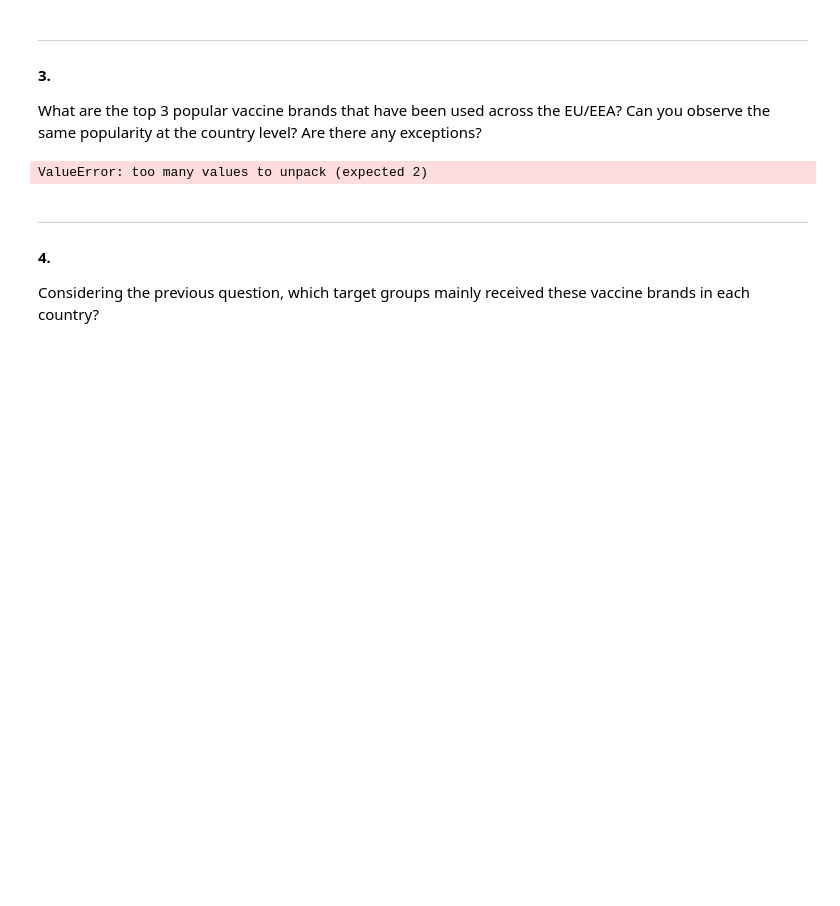
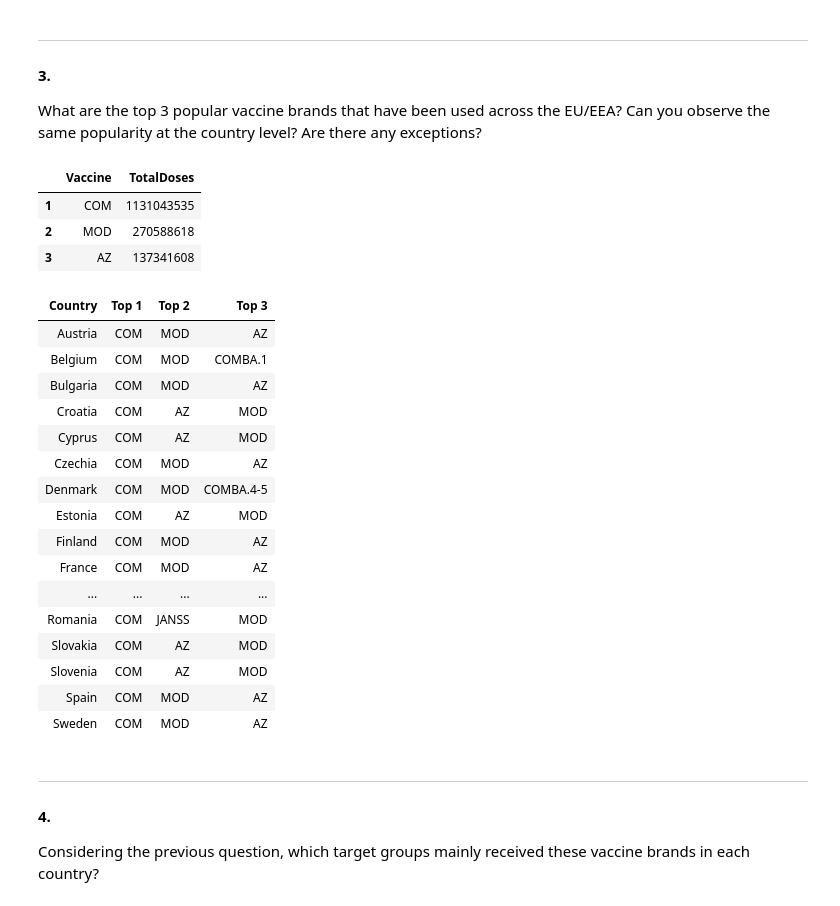
Before and after one commit to Globose/dv1597, a Jupyter notebook: a2/book.ipynb, the cells around one changed output. Cells and saved outputs as stored; diff of their text form; code cells hidden in the pictures; blank space fills up the shorter version.

```diff
--- a/a2/book.ipynb
+++ b/a2/book.ipynb
@@ -507,41 +507,61 @@ df_all_doses = df_vaccines.sort_values(by='TotalDoses', ascending=False)
 
 # Top 3 (without "unknown")
 df_top3 = df_all_doses.drop(16).head(3).reset_index(drop=True)
 df_top3.reset_index().drop(columns='index', axis=1)
 df_top3.index += 1
 
 # Top 3 for each country
 df_no_unk = df_vaccination.copy()
 df_no_unk = df_no_unk[df_no_unk['Vaccine'] != 'UNK']
 df_countries = df_no_unk.groupby(['Country', 'Vaccine'])['TotalDoses'].sum().reset_index()
 
 # Apply lambda-function to each group and concatenate the results
 df_countries = df_countries.groupby('Country')
 df_countries = df_countries.apply(lambda x: x.nlargest(3, 'TotalDoses')).reset_index(drop=True)
 df_countries = df_countries[['Country', 'Vaccine']]
-df_countries = df_countries.groupby('Country')['Vaccine'].agg(list)
+dfc_3 = df_countries.groupby('Country')['Vaccine'].agg(list)
 
 # Convert the list of vaccines into separate columns (Top 1, Top 2, Top 3)
-df_countries = pd.DataFrame(df_countries.tolist(), index=df_countries.index, columns=['Top 1', 'Top 2', 'Top 3'])
+dfc_3 = pd.DataFrame(dfc_3.tolist(), index=dfc_3.index, columns=['Top 1', 'Top 2', 'Top 3'])
 
 # Reset index, Add Germany, sort
-df_countries.reset_index(inplace=True)
+dfc_3.reset_index(inplace=True)
 new_row = {'Country': 'Germany', 'Top 1': '-', 'Top 2': '-', 'Top 3': '-'}
-df_countries.loc[len(df)] = new_row
-df_countries = df_countries.sort_values(by='Country', ascending=True)
+dfc_3.loc[len(df)] = new_row
+dfc_3 = dfc_3.sort_values(by='Country', ascending=True)
 
 display(df_top3)
-display(df_countries.style.hide())
+display(dfc_3.style.hide())
 
 # Save as LaTeX tables
 # latex_table = df_top3.to_latex(caption='Top 3 vaccine brands used in EU/EEA')
 # latex_table = latex_table.replace('\\begin{table}', '\\begin{table}[H] \scriptsize')
 # print(latex_table)
-# latex_table = df_countries.style.hide().to_latex(caption='Top 3 vaccine brands used for each country')
+# latex_table = dfc_3.style.hide().to_latex(caption='Top 3 vaccine brands used for each country')
 # latex_table = latex_table.replace('\\begin{table}', '\\begin{table}[H] \scriptsize')
 # print(latex_table)
 # %% [output]
-ValueError: too many values to unpack (expected 2)
+|  | Vaccine | TotalDoses |
+| 1 | COM | 1131043535 |
+| 2 | MOD | 270588618 |
+| 3 | AZ | 137341608 |
+| Country | Top 1 | Top 2 | Top 3 |
+| Austria | COM | MOD | AZ |
+| Belgium | COM | MOD | COMBA.1 |
+| Bulgaria | COM | MOD | AZ |
+| Croatia | COM | AZ | MOD |
+| Cyprus | COM | AZ | MOD |
+| Czechia | COM | MOD | AZ |
+| Denmark | COM | MOD | COMBA.4-5 |
+| Estonia | COM | AZ | MOD |
+| Finland | COM | MOD | AZ |
+| France | COM | MOD | AZ |
+| ... | ... | ... | ... |
+| Romania | COM | JANSS | MOD |
+| Slovakia | COM | AZ | MOD |
+| Slovenia | COM | AZ | MOD |
+| Spain | COM | MOD | AZ |
+| Sweden | COM | MOD | AZ |
 # %% [markdown]
 ***
 #### 4.
```
